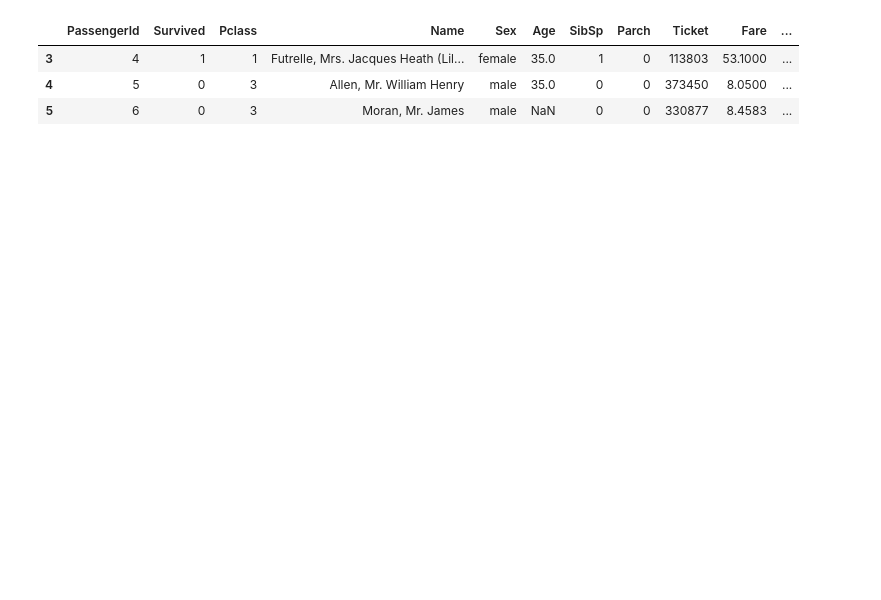
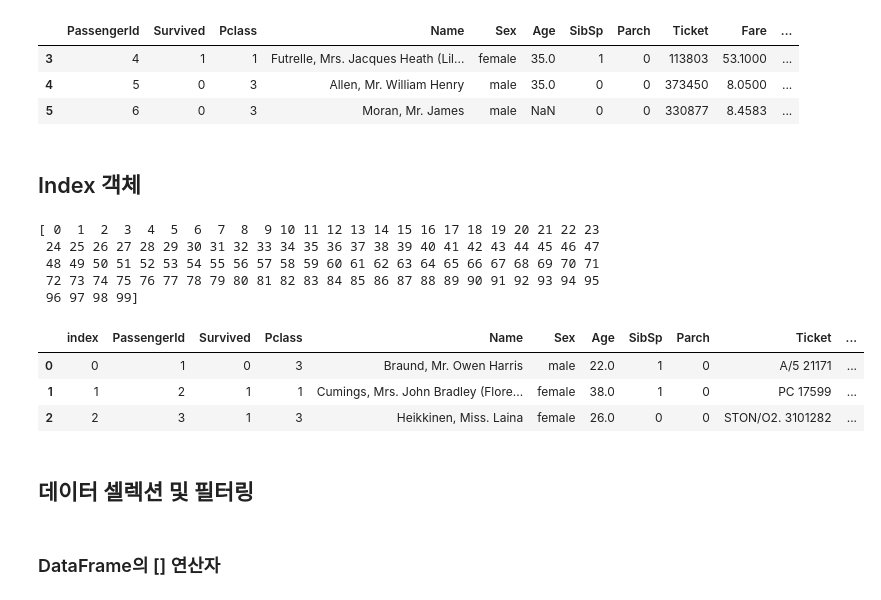
Before and after one commit to KeumjaeYoon/Machine-Learning-base, a Jupyter notebook: [library]pandas.ipynb, the cells around one changed output. Saved outputs shown, nothing was run; the diff lists cells and outputs as text; code cells hidden in the pictures; blank space fills up the shorter version.

```diff
--- a/[library]pandas.ipynb
+++ b/[library]pandas.ipynb
@@ -179,3 +179,28 @@ titanic_df.drop([0,1,2], axis=0, inplace=False).head(3)
 | 3 | 4 | 1 | 1 | Futrelle, Mrs. Jacques Heath (Lil... | female | 35.0 | 1 | 0 | 113803 | 53.1000 | ... |
 | 4 | 5 | 0 | 3 | Allen, Mr. William Henry | male | 35.0 | 0 | 0 | 373450 | 8.0500 | ... |
 | 5 | 6 | 0 | 3 | Moran, Mr. James | male | NaN | 0 | 0 | 330877 | 8.4583 | ... |
+# %% [markdown]
+## Index 객체
+# %%
+titanic_df = pd.read_csv("C:/Users/dbswj/OneDrive/바탕 화면/train.csv")
+indexes = titanic_df.index
+print(indexes.values[0:100])
+# %% [output]
+[ 0  1  2  3  4  5  6  7  8  9 10 11 12 13 14 15 16 17 18 19 20 21 22 23
+ 24 25 26 27 28 29 30 31 32 33 34 35 36 37 38 39 40 41 42 43 44 45 46 47
+ 48 49 50 51 52 53 54 55 56 57 58 59 60 61 62 63 64 65 66 67 68 69 70 71
+ 72 73 74 75 76 77 78 79 80 81 82 83 84 85 86 87 88 89 90 91 92 93 94 95
+ 96 97 98 99]
+# %%
+titanic_reset_df = titanic_df.reset_index(inplace = False)
+
+titanic_reset_df.head(3)       # reset_index()를 사용하면 새로운 인덱스가 생성되고 기존의 인덱스를 변수로 사용 가능.
+# %% [output]
+|  | index | PassengerId | Survived | Pclass | Name | Sex | Age | SibSp | Parch | Ticket | ... |
+| 0 | 0 | 1 | 0 | 3 | Braund, Mr. Owen Harris | male | 22.0 | 1 | 0 | A/5 21171 | ... |
+| 1 | 1 | 2 | 1 | 1 | Cumings, Mrs. John Bradley (Flore... | female | 38.0 | 1 | 0 | PC 17599 | ... |
+| 2 | 2 | 3 | 1 | 3 | Heikkinen, Miss. Laina | female | 26.0 | 0 | 0 | STON/O2. 3101282 | ... |
+# %% [markdown]
+## 데이터 셀렉션 및 필터링
+# %% [markdown]
+### DataFrame의 [] 연산자
```
Also changed, not shown: parts of 16 cells of this notebook.
